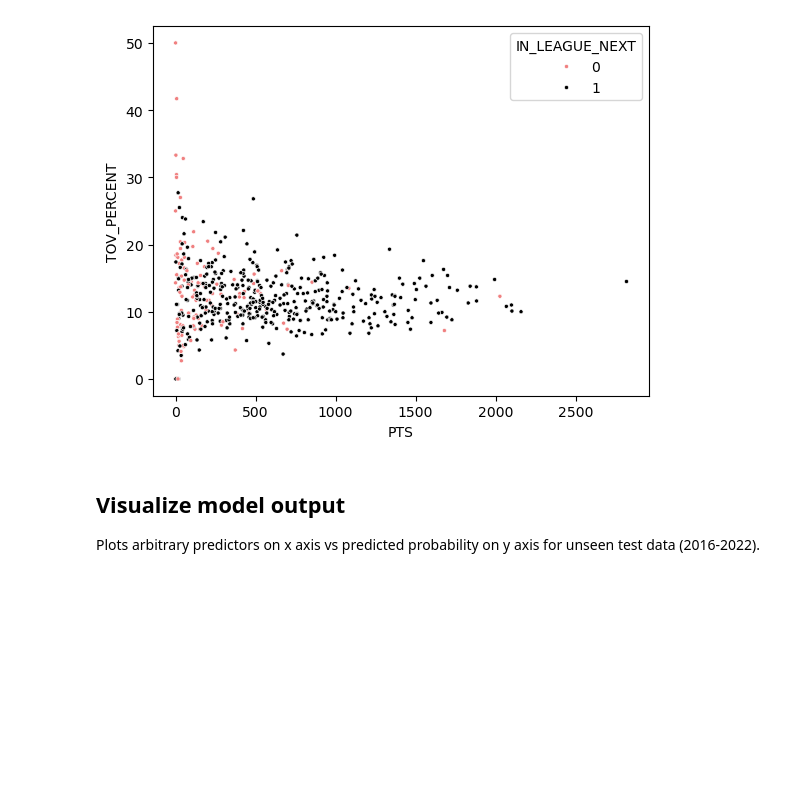
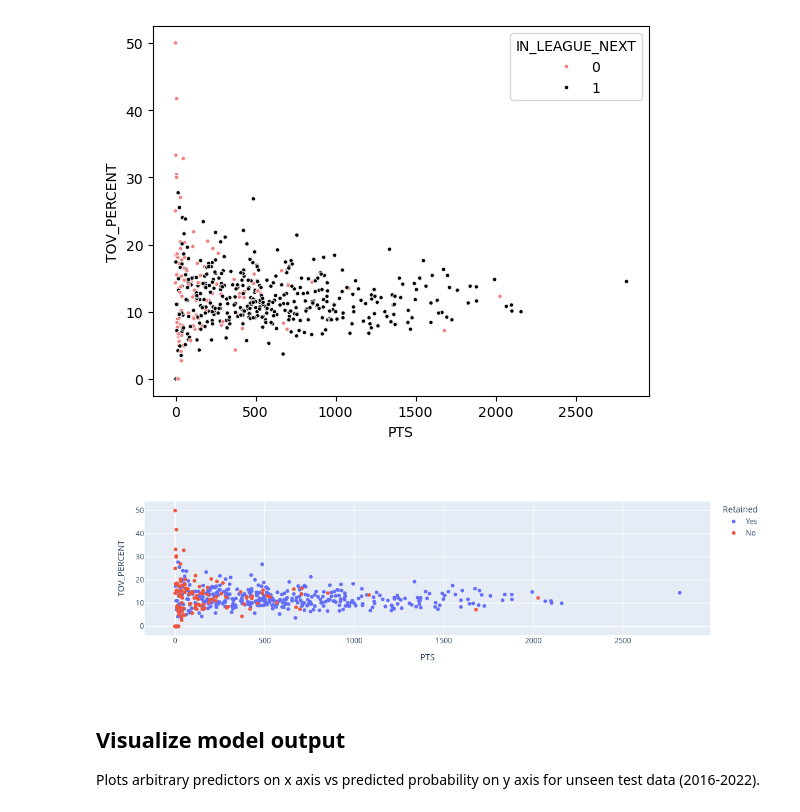
Before and after one commit to aapandy2/predicting_nba_player_retention, a Jupyter notebook: 5_FuturePredictions.ipynb, the cells around one changed output. Cells and saved outputs as stored; diff of their text form; code cells hidden in the pictures; blank space fills up the shorter version.

Commit message:
made visualization plot

```diff
--- a/5_FuturePredictions.ipynb
+++ b/5_FuturePredictions.ipynb
@@ -71,6 +71,19 @@ def visualize_train(x, y, year):
 visualize_train("PTS", "TOV_PERCENT", 2018)
 # %% [output]
 [figure]
+# %%
+def plotly_train(x, y, year):
+    df["Retained"] = "No"
+    df.loc[df.IN_LEAGUE_NEXT == 1, "Retained"] = "Yes"
+
+    fig = px.scatter(df.loc[df.SEASON_START==year], x=x, y=y, color="Retained",
+                    hover_name="NAME", hover_data=["TEAMS_LIST"])
+    fig.show()
+    return None
+# %%
+plotly_train("PTS", "TOV_PERCENT", 2018)
+# %% [output]
+[figure, added]
 # %% [markdown]
 ## Visualize model output
 
```
